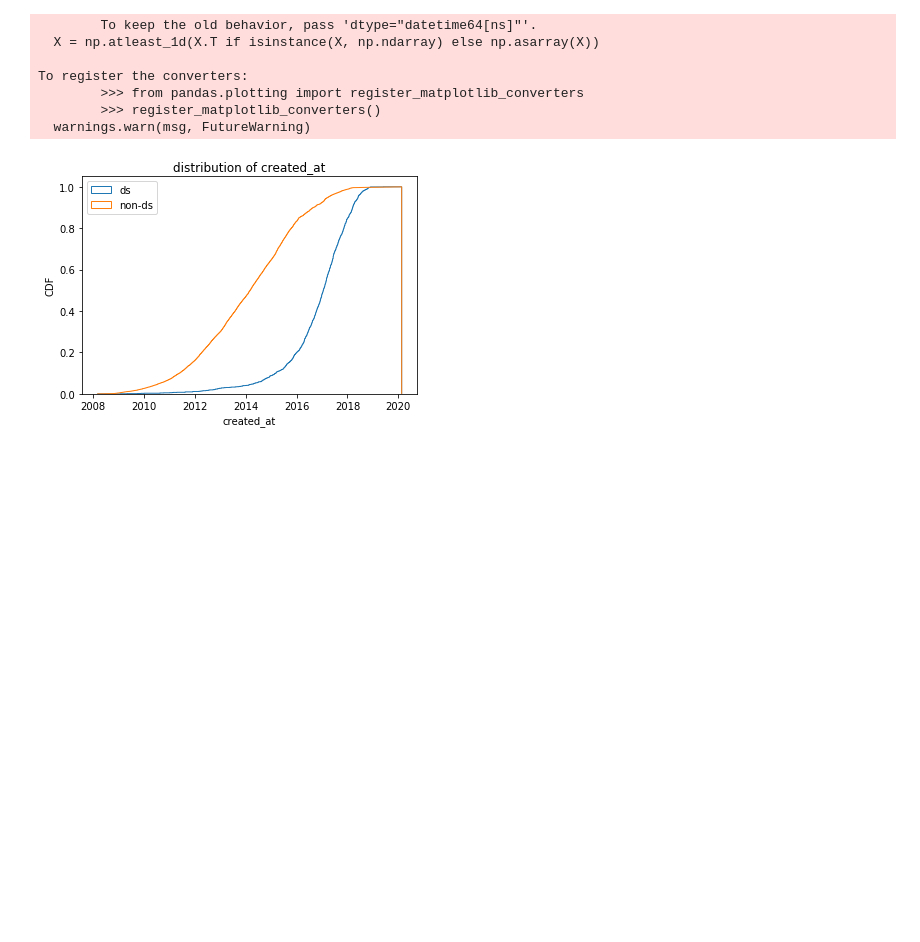
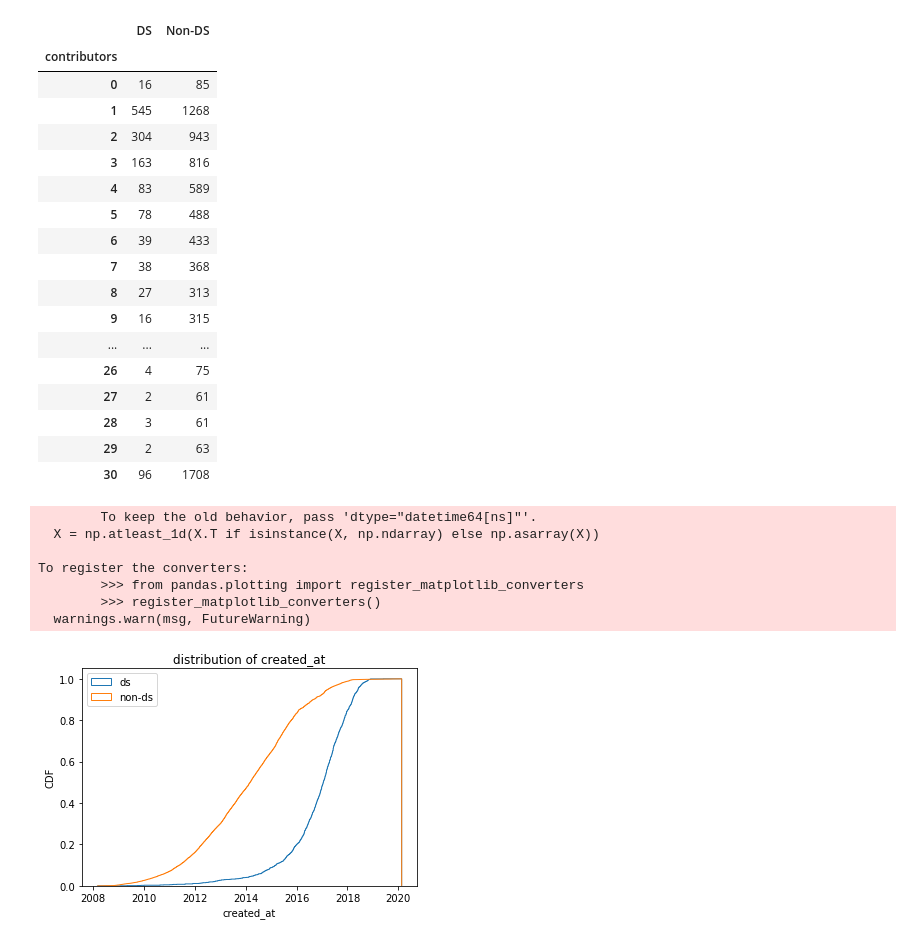
Before and after one commit to a2i2/mining-data-science-repositories, a Jupyter notebook: notebooks/histograms-cdf.ipynb, the cells around one changed output. Drawn from its saved outputs; the diff is of its cells as text; code cells hidden in the pictures; blank space fills up the shorter version.

```diff
--- a/notebooks/histograms-cdf.ipynb
+++ b/notebooks/histograms-cdf.ipynb
@@ -46,4 +46,27 @@ Ks_2sampResult(statistic=0.05166792898469987, pvalue=1.0)
 Ks_2sampResult(statistic=0.3474551251155386, pvalue=4.4428741415856067e-141)
+# %%
+df = pd.DataFrame({"DS": ds.number_of_contributors.value_counts().sort_index(), "Non-DS": nonds.number_of_contributors.value_counts().sort_index()})
+df.index.names = ['contributors']
+df
+# %% [output]
+|  | DS | Non-DS |
+| contributors |  |  |
+| 0 | 16 | 85 |
+| 1 | 545 | 1268 |
+| 2 | 304 | 943 |
+| 3 | 163 | 816 |
+| 4 | 83 | 589 |
+| 5 | 78 | 488 |
+| 6 | 39 | 433 |
+| 7 | 38 | 368 |
+| 8 | 27 | 313 |
+| 9 | 16 | 315 |
+| ... | ... | ... |
+| 26 | 4 | 75 |
+| 27 | 2 | 61 |
+| 28 | 3 | 61 |
+| 29 | 2 | 63 |
+| 30 | 96 | 1708 |
 # %%
 def plot_all_date(dim):
     xs1 = ds[dim]
```
Also changed, not shown: parts of 2 cells of this notebook, 1 other file.
